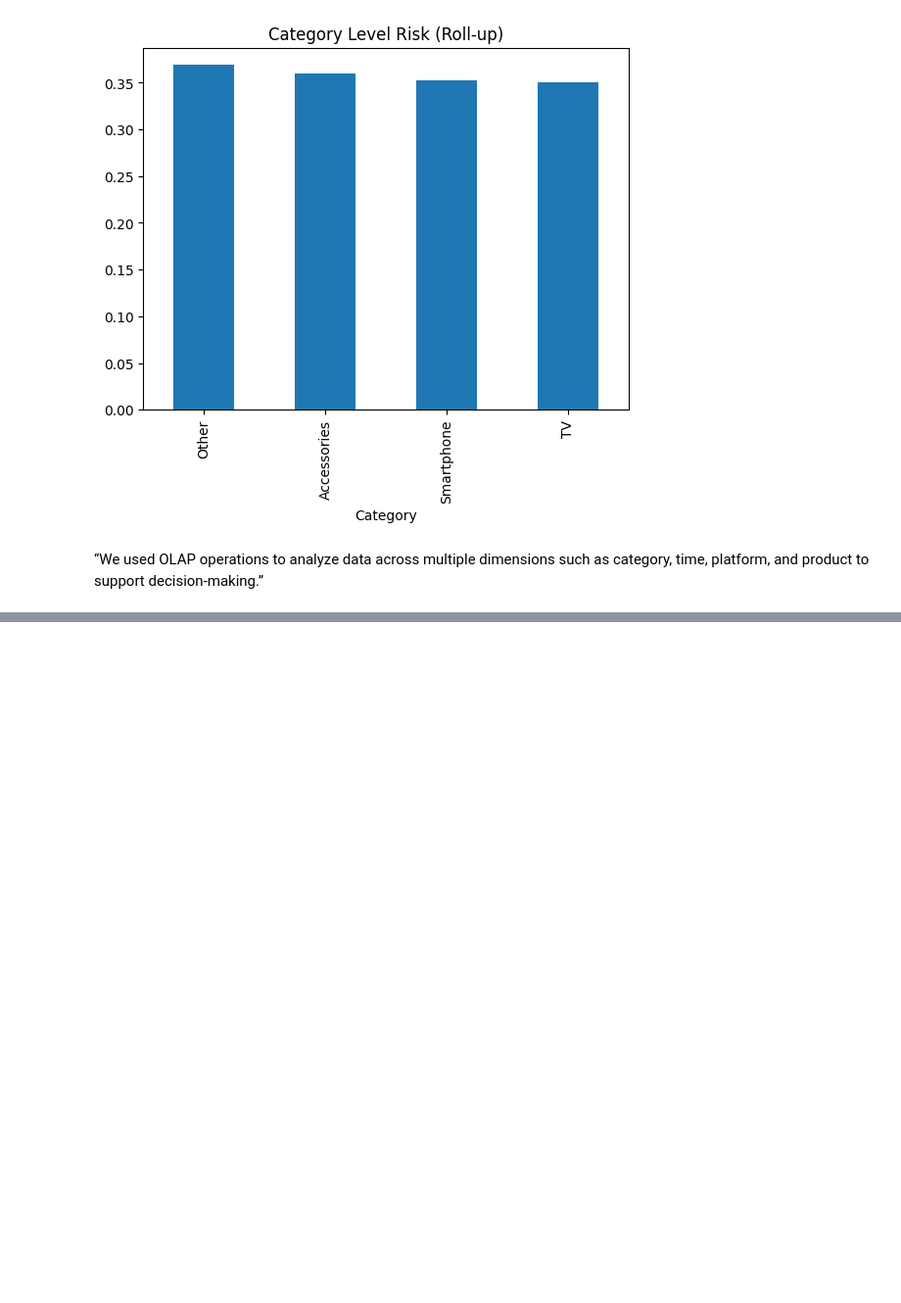
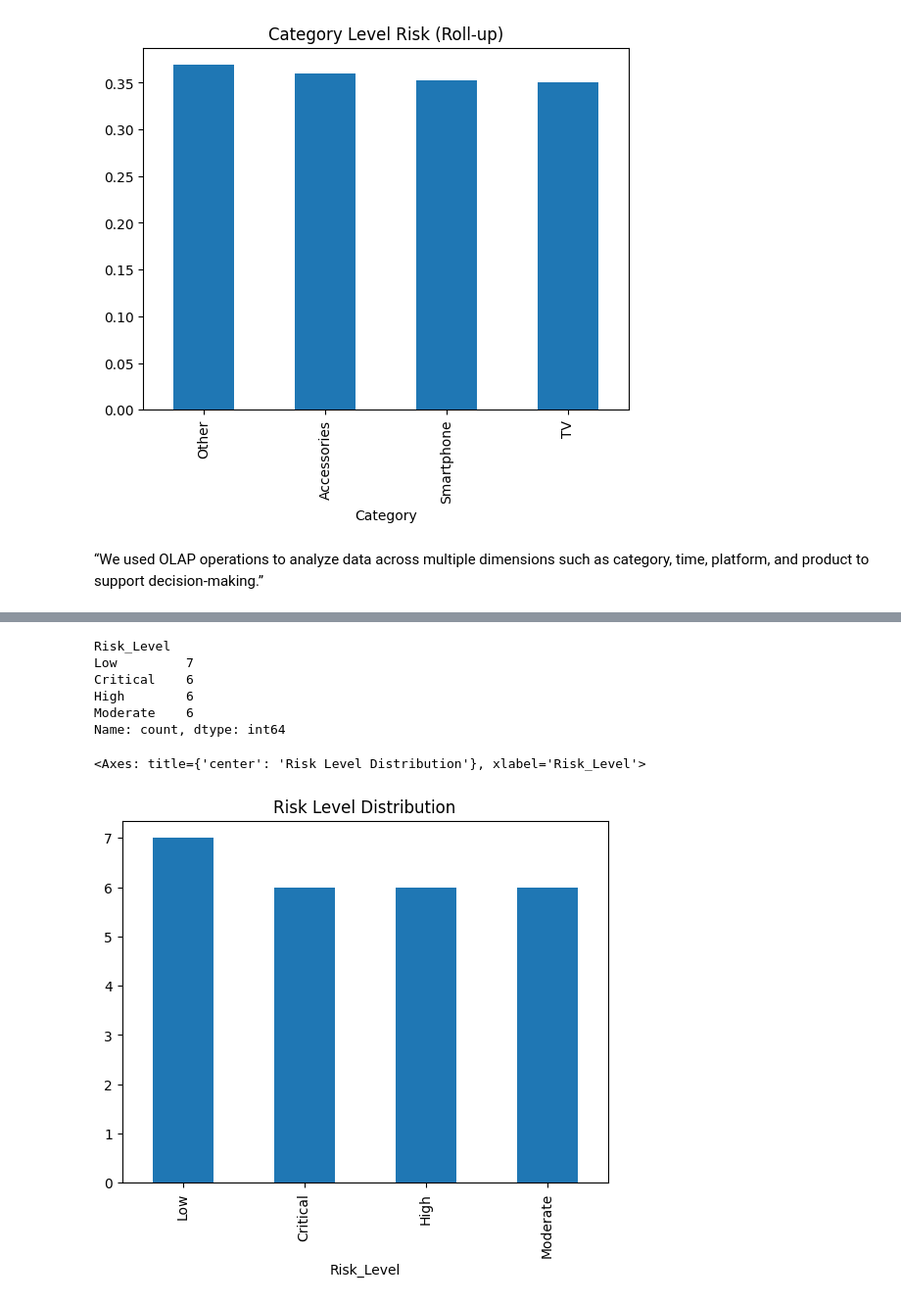
Before and after one commit to Nithin1138/Samsung-Regret-Intelligence-System, a Jupyter notebook: notebooks/05_analysis.ipynb, the cells around one changed output, grey strips where cells are left out. Shown at 98% size. Saved outputs shown, nothing was run; the diff lists cells and outputs as text; code cells hidden in the pictures; blank space fills up the shorter version.

```diff
--- a/notebooks/05_analysis.ipynb
+++ b/notebooks/05_analysis.ipynb
@@ -240,0 +357,15 @@ rollup.plot(kind="bar", title="Category Level Risk (Roll-up)")
+# %%
+risk_level_counts = risk_df['Risk_Level'].value_counts()
+print(risk_level_counts)
+# %% [output]
+Risk_Level
+Low         7
+Critical    6
+High        6
+Moderate    6
+Name: count, dtype: int64
+# %%
+risk_df["Risk_Level"].value_counts().plot(kind="bar", title="Risk Level Distribution")
+# %% [output]
+<Axes: title={'center': 'Risk Level Distribution'}, xlabel='Risk_Level'>
+[figure, added]
```
Also changed, not shown: parts of 26 cells of this notebook.
